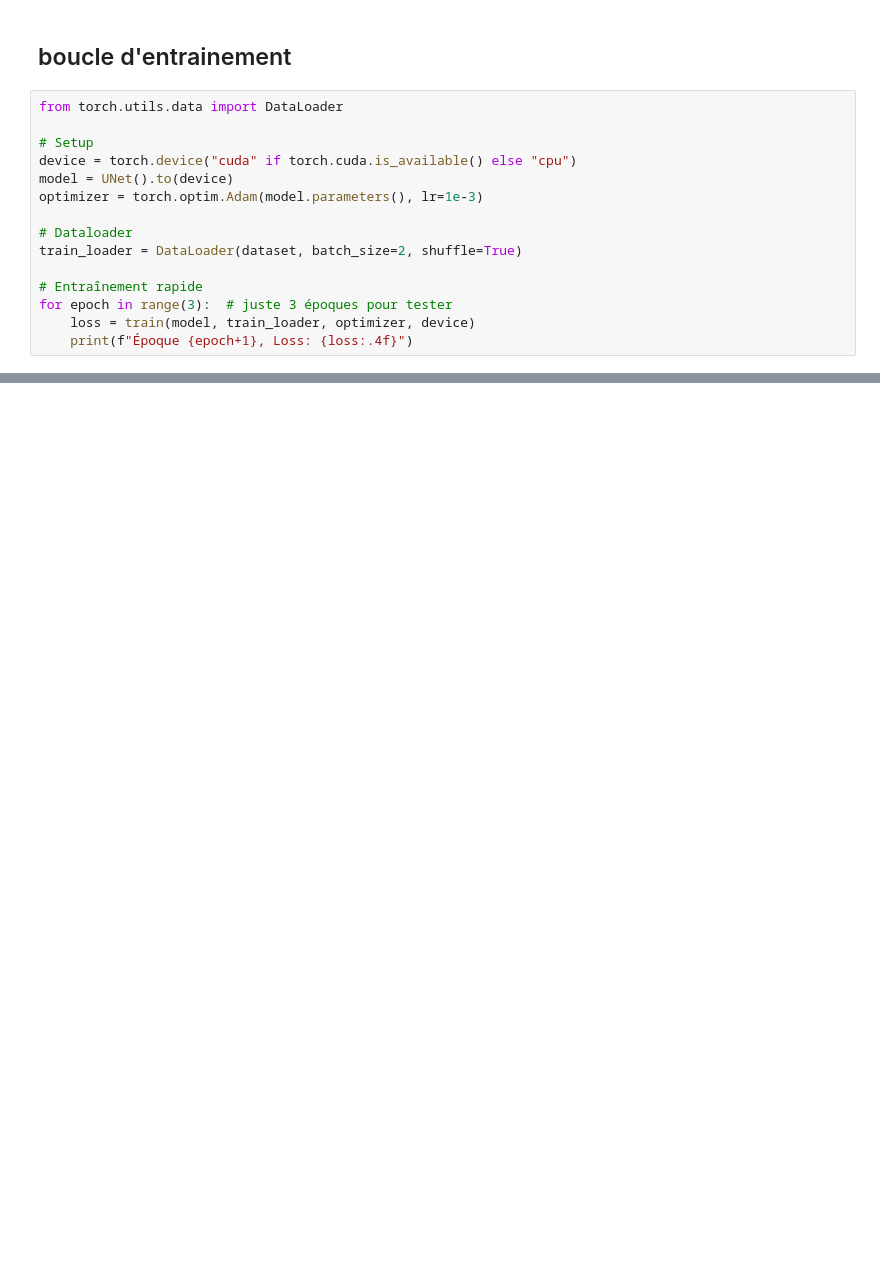
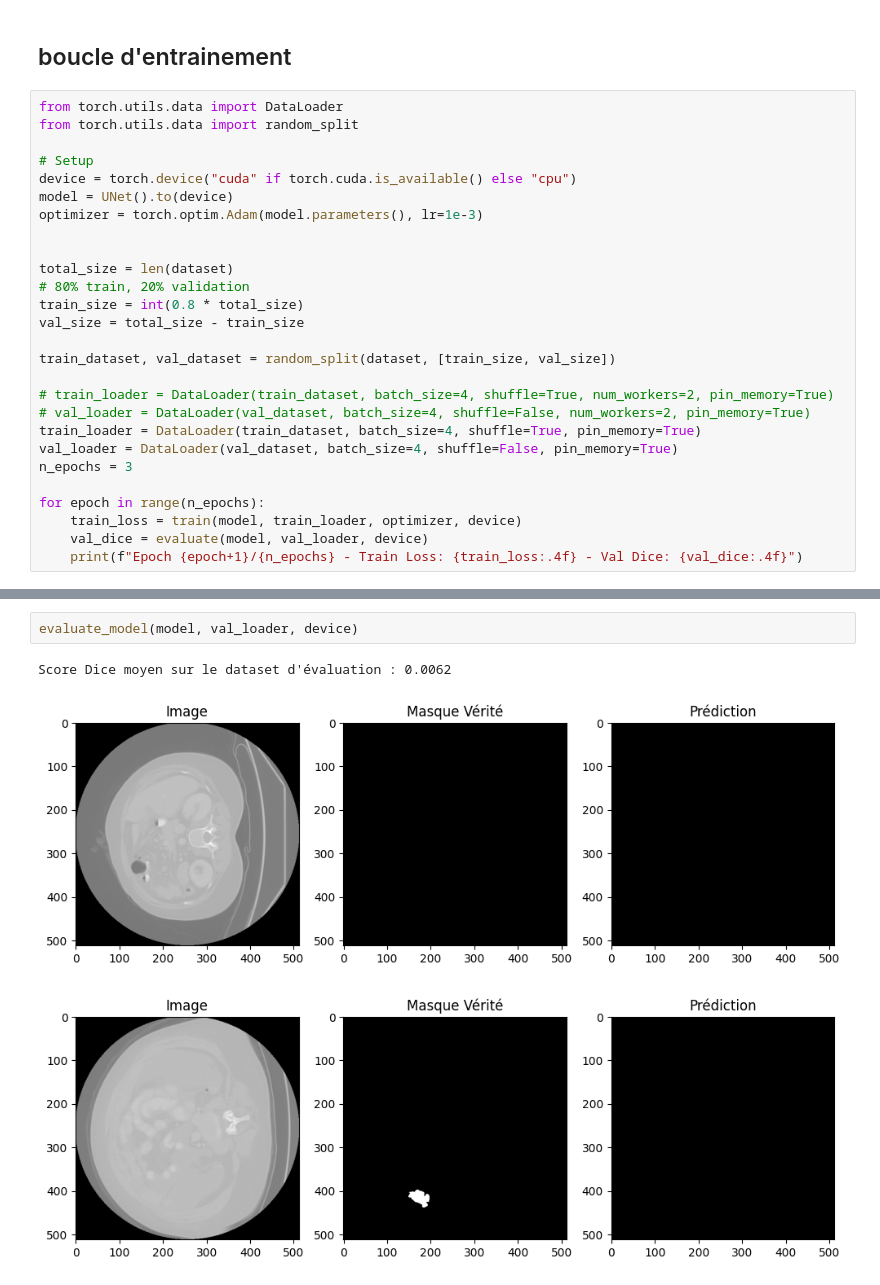
Before and after one commit to OIIA-OIIA/PinkCC, a Jupyter notebook: firstTry.ipynb, the cells around one changed output, grey strips where cells are left out. Drawn from its saved outputs; the diff is of its cells as text; blank space fills up the shorter version.

```diff
--- a/firstTry.ipynb
+++ b/firstTry.ipynb
@@ -216,16 +239,28 @@ def train(model, dataloader, optimizer, device):
 ## boucle d'entrainement
 # %%
 from torch.utils.data import DataLoader
+from torch.utils.data import random_split
 
 # Setup
 device = torch.device("cuda" if torch.cuda.is_available() else "cpu")
 model = UNet().to(device)
 optimizer = torch.optim.Adam(model.parameters(), lr=1e-3)
 
-# Dataloader
-train_loader = DataLoader(dataset, batch_size=2, shuffle=True)
 
-# Entraînement rapide
-for epoch in range(3):  # juste 3 époques pour tester
-    loss = train(model, train_loader, optimizer, device)
-    print(f"Époque {epoch+1}, Loss: {loss:.4f}")
+total_size = len(dataset)
+# 80% train, 20% validation
+train_size = int(0.8 * total_size)
+val_size = total_size - train_size
+
+train_dataset, val_dataset = random_split(dataset, [train_size, val_size])
+
+# train_loader = DataLoader(train_dataset, batch_size=4, shuffle=True, num_workers=2, pin_memory=True)
+# val_loader = DataLoader(val_dataset, batch_size=4, shuffle=False, num_workers=2, pin_memory=True)
+train_loader = DataLoader(train_dataset, batch_size=4, shuffle=True, pin_memory=True)
+val_loader = DataLoader(val_dataset, batch_size=4, shuffle=False, pin_memory=True)
+n_epochs = 3
+
+for epoch in range(n_epochs):
+    train_loss = train(model, train_loader, optimizer, device)
+    val_dice = evaluate(model, val_loader, device)
+    print(f"Epoch {epoch+1}/{n_epochs} - Train Loss: {train_loss:.4f} - Val Dice: {val_dice:.4f}")
@@ -231,0 +372,6 @@ for epoch in range(3):  # juste 3 époques pour tester
+# %%
+evaluate_model(model, val_loader, device)
+# %% [output]
+Score Dice moyen sur le dataset d'évaluation : 0.0062
+[figure, added]
+[figure, added]
```
Also changed, not shown: parts of 10 cells of this notebook, 1 other file.
